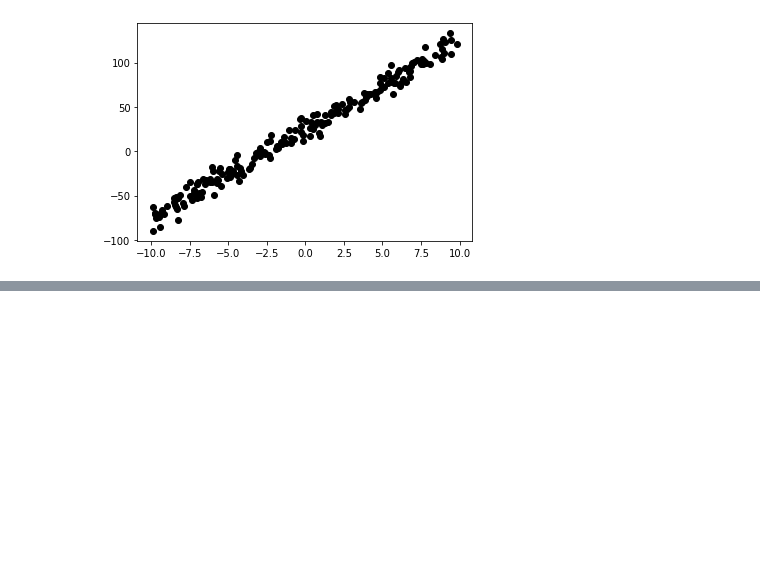
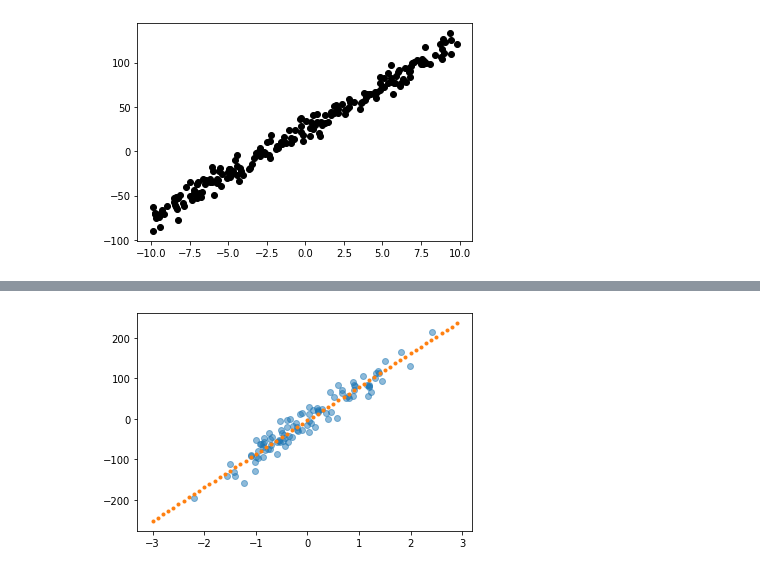
Before and after one commit to CJavaPython/AssignmentFolder, a Jupyter notebook: Assignment03/Assignment03.ipynb, the cells around one changed output, grey strips where cells are left out. Saved outputs shown, nothing was run; the diff lists cells and outputs as text; code cells hidden in the pictures; blank space fills up the shorter version.

```diff
--- a/Assignment03/Assignment03.ipynb
+++ b/Assignment03/Assignment03.ipynb
@@ -91,0 +187,98 @@ plt.show()
+# %%
+%matplotlib inline
+import numpy as np
+import seaborn as sns
+import matplotlib.pyplot as plt
+import matplotlib.animation as animation
+from scipy import stats
+
+from sklearn.datasets.samples_generator import make_regression
+
+
+
+x, y = make_regression(n_samples = 100,
+                       n_features=1,
+                       n_informative=1,
+                       noise=20,
+                       random_state=2017)
+x = x.flatten()
+slope, intercept, _,_,_ = stats.linregress(x,y)
+best_fit = np.vectorize(lambda x: x * slope + intercept)
+plt.plot(x,y, 'o', alpha=0.5)
+grid = np.arange(-3,3,0.1)
+plt.plot(grid,best_fit(grid), '.')
+
+def gradient_descent(x, y, theta_init, step=0.001, maxsteps=0, precision=0.001, ):
+    costs = []
+    m = y.size # number of data points
+    theta = theta_init
+    history = [] # to store all thetas
+    preds = []
+    counter = 0
+    oldcost = 0
+    pred = np.dot(x, theta)
+    error = pred - y
+    currentcost = np.sum(error ** 2) / (2 * m)
+    preds.append(pred)
+    costs.append(currentcost)
+    history.append(theta)
+    counter+=1
+    while abs(currentcost - oldcost) > precision:
+        oldcost=currentcost
+        gradient = x.T.dot(error)/m
+        theta = theta - step * gradient  # update
+        history.append(theta)
+
+        pred = np.dot(x, theta)
+        error = pred - y
+        currentcost = np.sum(error ** 2) / (2 * m)
+        costs.append(currentcost)
+
+        if counter % 25 == 0: preds.append(pred)
+        counter+=1
+        if maxsteps:
+            if counter == maxsteps:
+                break
+
+    return history, costs, preds, counter
+xaug = np.c_[np.ones(x.shape[0]), x]
+theta_i = [-15, 40] + np.random.rand(2)
+history, cost, preds, iters = gradient_descent(xaug, y, theta_i, step=0.1)
+theta = history[-1]
+print("Gradient Descent: {:.2f}, {:.2f} {:d}".format(theta[0], theta[1], iters))
+print("Least Squares: {:.2f}, {:.2f}".format(intercept, slope))
+
+
+from mpl_toolkits.mplot3d import Axes3D
+
+def error(X, Y, THETA):
+    return np.sum((X.dot(THETA) - Y)**2)/(2*Y.size)
+
+ms = np.linspace(theta[0] - 20 , theta[0] + 20, 20)
+bs = np.linspace(theta[1] - 40 , theta[1] + 40, 40)
+
+M, B = np.meshgrid(ms, bs)
+
+zs = np.array([error(xaug, y, theta) for theta in zip(np.ravel(M), np.ravel(B))])
+Z = zs.reshape(M.shape)
+
+fig = plt.figure(figsize=(20, 10))
+ax = fig.add_subplot(111, projection='3d')
+
+ax.plot_surface(M, B, Z, rstride=1, cstride=1, color='b', alpha=0.2)
+ax.contour(M, B, Z, 20, color='b', alpha=0.5, offset=0, stride=30)
+
+
+ax.set_xlabel('x1', labelpad=30, fontsize=24, fontweight='bold')
+ax.set_ylabel('x2', labelpad=30, fontsize=24, fontweight='bold')
+ax.set_zlabel('f(x1,x2)', labelpad=30, fontsize=24, fontweight='bold')
+ax.view_init(elev=20., azim=30)
+ax.plot([theta[0]], [theta[1]], [cost[-1]] , markerfacecolor='r', markeredgecolor='r', marker='o', markersize=7)
+ax.plot([history[0][0]], [history[0][1]], [cost[0]] , markerfacecolor='r', markeredgecolor='r', marker='o', markersize=7)
+
+
+ax.plot([t[0] for t in history], [t[1] for t in history], cost , markerfacecolor='r', markeredgecolor='r', marker='.', markersize=2)
+ax.plot([t[0] for t in history], [t[1] for t in history], 0 , markerfacecolor='r', markeredgecolor='r', marker='.', markersize=2)
+
+fig.suptitle("Minimizando f(x1,x2)", fontsize=24, fontweight='bold')
+# %% [output]
@@ -91,0 +288 @@ plt.show()
+[figure, added]
```
Also changed, not shown: parts of 6 cells of this notebook.
